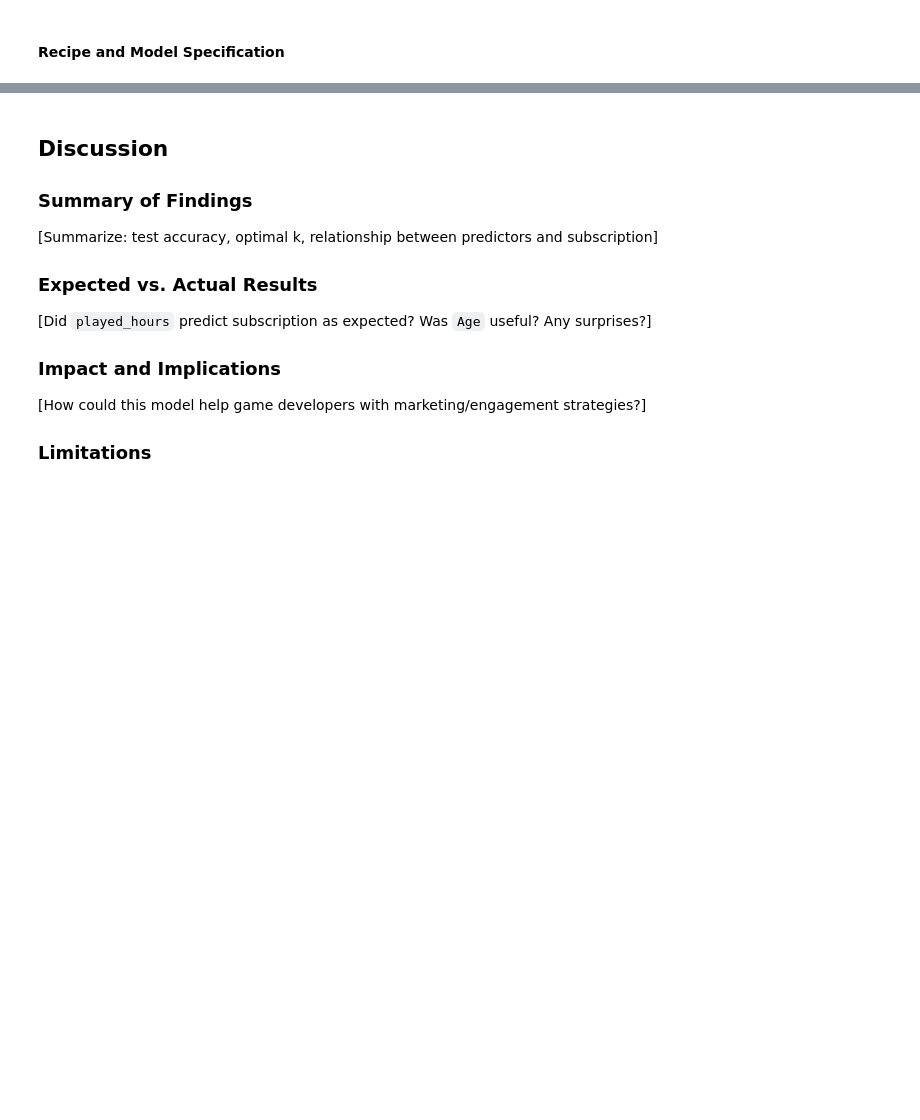
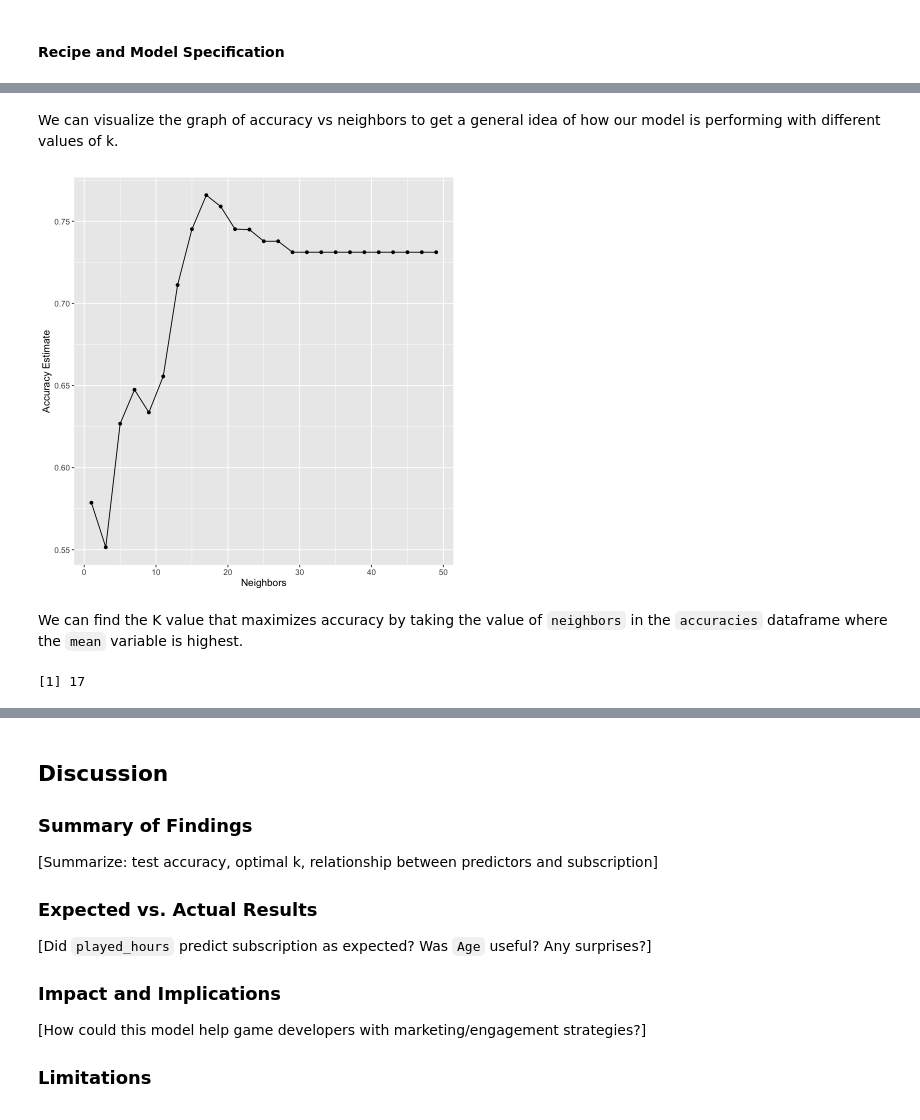
Before and after one commit to hanson777/dsci-100-2025w1-group-8, a Jupyter notebook: main.ipynb, the cells around one changed output, grey strips where cells are left out. Drawn from its saved outputs; the diff is of its cells as text; code cells hidden in the pictures; blank space fills up the shorter version.

````diff
--- a/main.ipynb
+++ b/main.ipynb
@@ -156,7 +201,8 @@ cat("Train:", nrow(players_train), "| Test:", nrow(players_test))
 # %%
 # Recipe: normalize predictors
 players_recipe <- recipe(subscribe ~ Age + played_hours, data = players_train) |>
-    step_normalize(all_numeric_predictors())
+    step_scale(all_predictors()) |>
+    step_center(all_predictors())
 
 # KNN model spec with tunable k
 knn_spec <- nearest_neighbor(weight_func = "rectangular", neighbors = tune()) |>
@@ -200,0 +213,16 @@ final_fit <- players_workflow |>
+# %%
+# 5-fold CV to tune k
+players_vfold <- vfold_cv(players_train, v = 5, strata = subscribe)
+
+k_grid <- tibble(neighbors = seq(1, 50, by = 2))
+
+knn_results <- workflow() |>
+    add_recipe(players_recipe) |>
+    add_model(knn_spec) |>
+    tune_grid(resamples = players_vfold, grid = k_grid) |>
+    collect_metrics()
+
+accuracies <- knn_results |>
+    filter(.metric == 'accuracy')
+
+accuracies
@@ -200,0 +244,24 @@ final_fit <- players_workflow |>
+# %% [markdown]
+We can visualize the graph of accuracy vs neighbors to get a general idea of how our model is performing with different values of k.
+# %%
+
+accuracy_vs_k <- ggplot(accuracies, aes(x = neighbors, y = mean)) +
+  geom_point() +
+  geom_line() +
+  labs(x = "Neighbors", y = "Accuracy Estimate") +
+  theme(text = element_text(size = 12))
+
+accuracy_vs_k
+# %% [output]
+[figure, added]
+# %% [markdown]
+We can find the K value that maximizes accuracy by taking the value of ```neighbors``` in the ```accuracies``` dataframe where the ```mean``` variable is highest.
+# %%
+best_k <- accuracies |>
+        arrange(desc(mean)) |>
+        head(1) |>
+        pull(neighbors)
+
+best_k
+# %% [output]
+[1] 17
````
Also changed, not shown: parts of 26 cells of this notebook, 1 other file.
